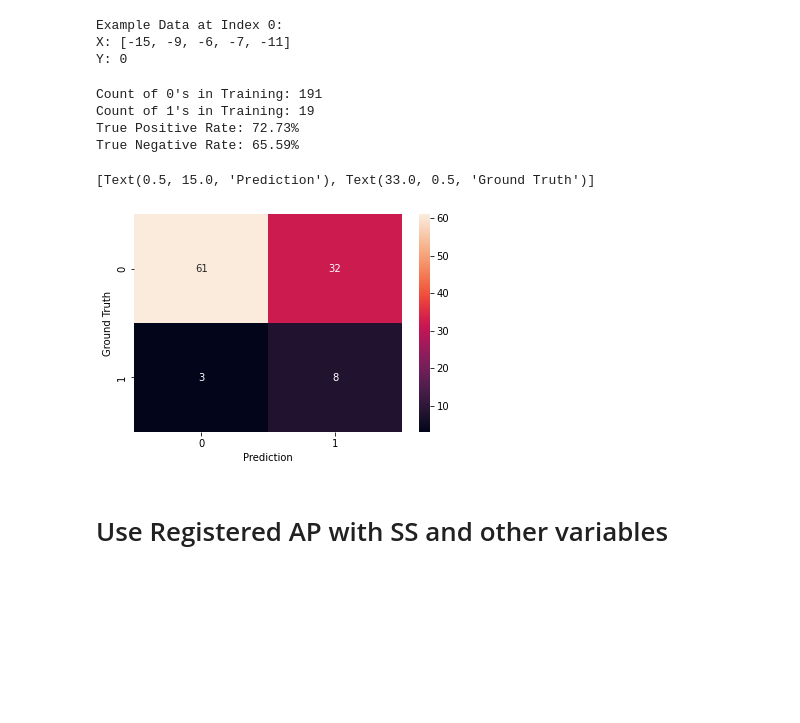
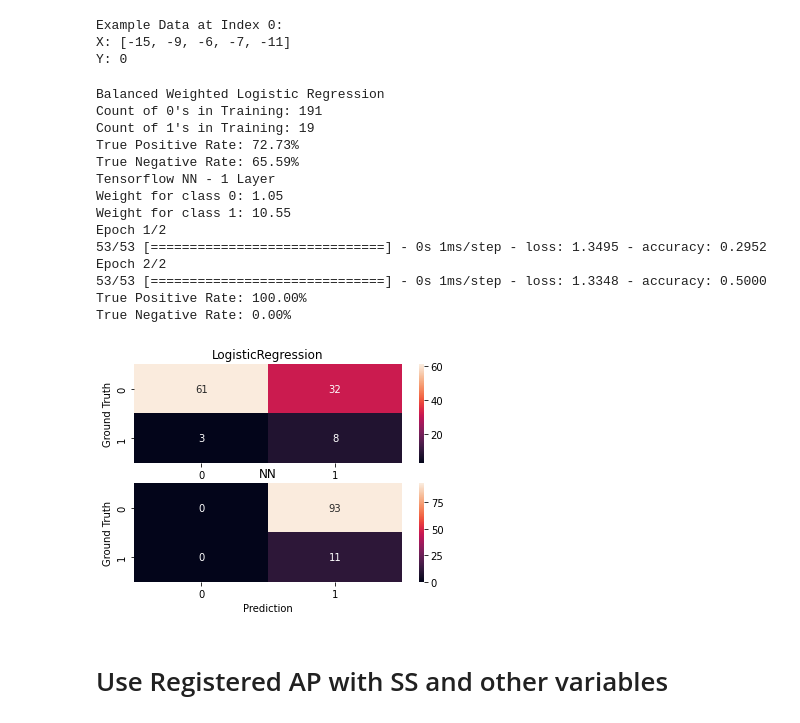
Before and after one commit to albertjstanley/handover-prediction, a Jupyter notebook: MLAttempt.ipynb, the cells around one changed output. Saved outputs shown, nothing was run; the diff lists cells and outputs as text; code cells hidden in the pictures; blank space fills up the shorter version.

Commit message:
Added 2-Layer NN for testing

```diff
--- a/MLAttempt.ipynb
+++ b/MLAttempt.ipynb
@@ -46,39 +48,82 @@ X: [-15, -9, -6, -7, -11]
 Y: 0
 # %%
 X_train, X_test, y_train, y_test = train_test_split(data_X, data_Y, test_size=0.33, random_state=42)
-
-# Imbalanced Dataset
-# clf = LogisticRegression(random_state=0).fit(X_train, y_train)
-# Weighted Class
+fig, ax  = plt.subplots(2,1)
+############################
+# Weighted Logistic Regression
+############################
+print("Balanced Weighted Logistic Regression")
 count_0 = y_train.count(0)
 count_1 = y_train.count(1)
 print("Count of 0's in Training: " + str(count_0))
 print("Count of 1's in Training: " + str(count_1))
 w = {0: count_1, 1: count_0}
 clf = LogisticRegression(random_state=0, class_weight=w).fit(X_train, y_train)
-
 # Make Predictions
 predictions = clf.predict(X_test)
-
 # Calculate Metrics
 tn, fp, fn, tp = confusion_matrix(y_test, predictions).ravel()
 # TPR
 TPR = tp / (tp + fn)
 print(f"True Positive Rate: {TPR:2.2%}")
 # TNR
 TNR = tn / (tn + fp)
 print(f"True Negative Rate: {TNR:2.2%}")
+s = sns.heatmap(confusion_matrix(y_test, predictions), annot=True, ax=ax[0])
+s.set(xlabel='Prediction', ylabel='Ground Truth', title="LogisticRegression")
 
-# print("Confusion Matrix:")
-s = sns.heatmap(confusion_matrix(y_test, predictions), annot=True)
-s.set(xlabel='Prediction', ylabel='Ground Truth')
+############################
+# Tensorflow NN
+############################
+print("Tensorflow NN - 1 Layer")
+model = tf.keras.Sequential([
+    tf.keras.layers.Dense(5, activation='relu', input_shape=(5,)),
+    tf.keras.layers.Dense(1, activation='sigmoid')
+])
+model.compile(optimizer='adam',
+              loss='binary_crossentropy',
+              metrics=['accuracy'])
+weight_for_0 = (1 / count_0) * (count_0 + count_1 / 2.0)
+weight_for_1 = (1 / count_1) * (count_0 + count_1 / 2.0)
+class_weight = {0: weight_for_0, 1: weight_for_1}
+print('Weight for class 0: {:.2f}'.format(weight_for_0))
+print('Weight for class 1: {:.2f}'.format(weight_for_1))
+model.fit(np.asarray(X_train), np.asarray(y_train), epochs=2, batch_size=4, class_weight=class_weight)
+# Make Predictions
+raw_predictions = model.predict(np.asarray(X_test))
+predictions = []
+for i in raw_predictions:
+    if (i < 0.5):
+        predictions.append(0)
+    else:
+        predictions.append(1)
+# Calculate Metrics
+tn, fp, fn, tp = confusion_matrix(y_test, predictions).ravel()
+# TPR
+TPR = tp / (tp + fn)
+print(f"True Positive Rate: {TPR:2.2%}")
+# TNR
+TNR = tn / (tn + fp)
+print(f"True Negative Rate: {TNR:2.2%}")
+sa = sns.heatmap(confusion_matrix(y_test, predictions), annot=True, ax=ax[1])
+sa.set(xlabel='Prediction', ylabel='Ground Truth', title="NN")
+fig.show()
 # %% [output]
+Balanced Weighted Logistic Regression
 Count of 0's in Training: 191
 Count of 1's in Training: 19
 True Positive Rate: 72.73%
 True Negative Rate: 65.59%
+Tensorflow NN - 1 Layer
+Weight for class 0: 1.05
+Weight for class 1: 10.55
+Epoch 1/2
+53/53 [==============================] - 0s 1ms/step - loss: 1.3495 - accuracy: 0.2952
+Epoch 2/2
+53/53 [==============================] - 0s 1ms/step - loss: 1.3348 - accuracy: 0.5000
+True Positive Rate: 100.00%
+True Negative Rate: 0.00%
-[Text(0.5, 15.0, 'Prediction'), Text(33.0, 0.5, 'Ground Truth')]
-[figure, old version]
+[figure, new version]
 # %%
 # Add variable for timestamp instead of using the next row
 
```
Also changed, not shown: parts of 5 cells of this notebook.
